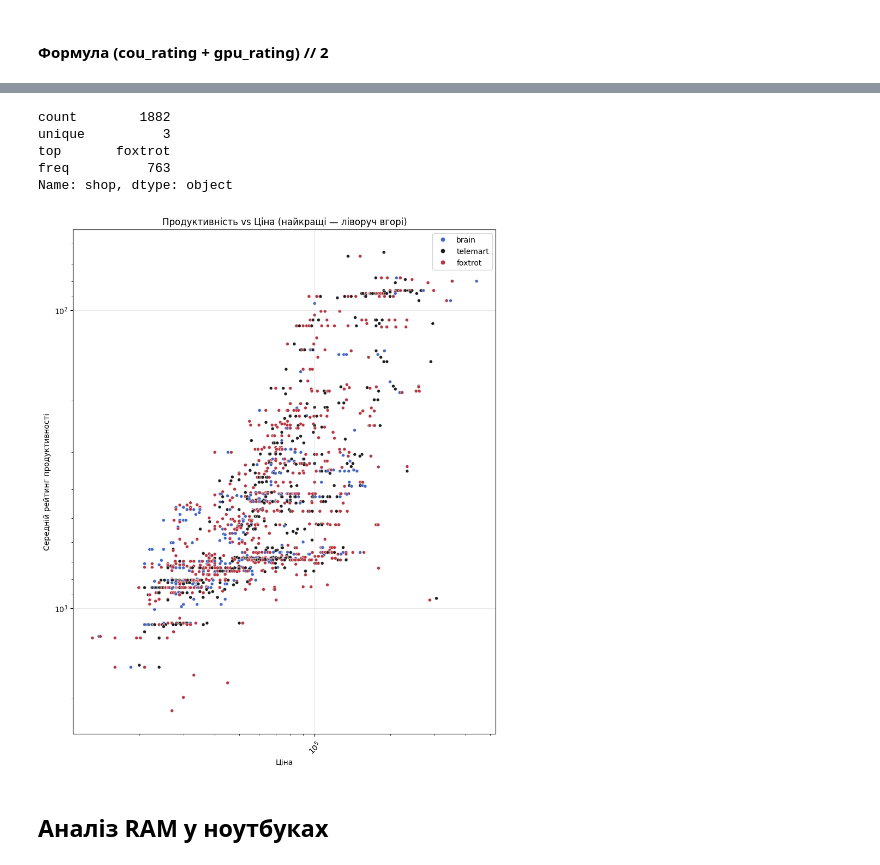
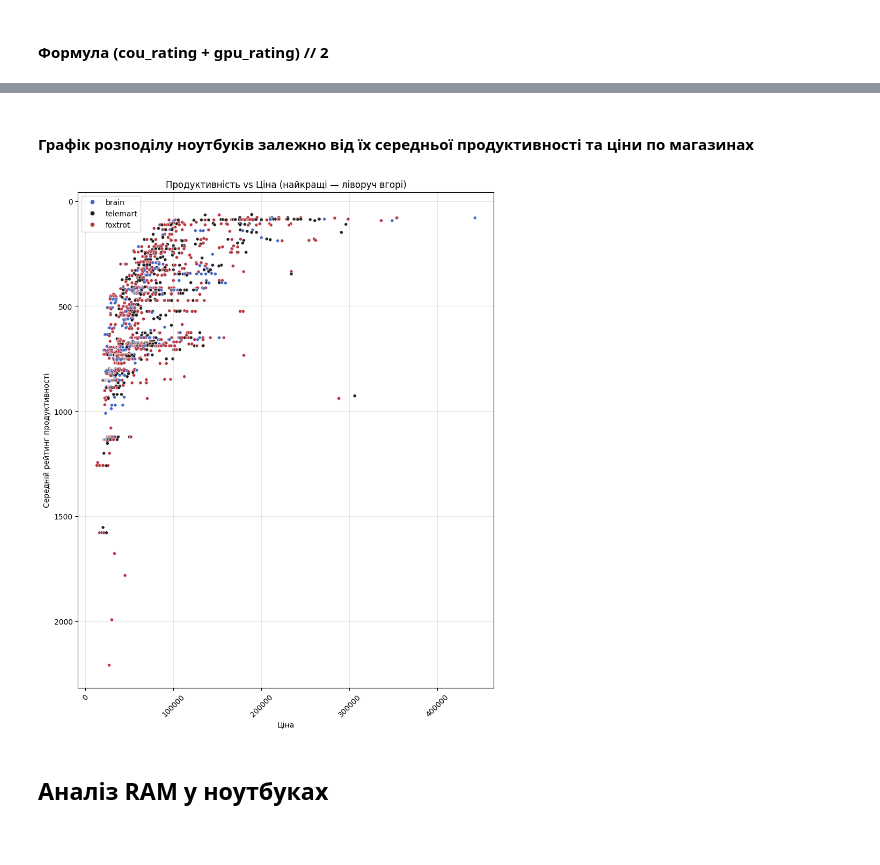
Before and after one commit to TopolyaNOT/laptop_analysis, a Jupyter notebook: test.ipynb, the cells around one changed output, grey strips where cells are left out. Cells and saved outputs as stored; diff of their text form; code cells hidden in the pictures; blank space fills up the shorter version.

```diff
--- a/test.ipynb
+++ b/test.ipynb
@@ -321,5 +315,21 @@ df = laptop_rating
 df[['cpu_rating', 'gpu_rating']] = df[['cpu_rating', 'gpu_rating']].fillna(0)
 # %% [markdown]
 #### Формула  (cou_rating + gpu_rating) // 2
+# %%
+def get_avg_perf_score(cpu_rating: int | None, gpu_rating: int | None) -> int | None:
+        # Перевірка чи є взагалі якийсь рейтинг
+        if cpu_rating is None and gpu_rating is None:
+            return
+
+        # Якщо є тільки GPU
+        if cpu_rating is None and gpu_rating is not None:
+            return int(gpu_rating) if gpu_rating else gpu_rating
+        # Якщо є тільки CPU
+        elif cpu_rating is not None and gpu_rating is None:
+            return int(cpu_rating) if cpu_rating else cpu_rating
+        # Якщо є CPU & GPU
+        else:
+             return (cpu_rating + gpu_rating) // 2  # type: ignore
 # %%
-df["avg_perf_score"] = (df['gpu_rating'] + df['cpu_rating']) // 2
+v_get_score = np.vectorize(get_avg_perf_score)
+df["avg_perf_score"] = v_get_score(df['cpu_rating'], df['gpu_rating'])
@@ -326,10 +338,11 @@ df["avg_perf_score"] = (df['gpu_rating'] + df['cpu_rating']) // 2
 # %%
 df = df.sort_values(by=['avg_perf_score', 'price'], ascending=True)
-df = df[(df['cpu_name'].notna())]
+df = df[(df['cpu_name'].notna())].reset_index(drop=True)
 sns.histplot(
     data=df,
     x='price',
     bins=50,
     color="#96DB15",
 )
+plt.show()
 # %% [output]
@@ -347,39 +355,29 @@ df[['cpu', 'cpu_name', "cpu_rating", 'gpu', 'gpu_name', 'gpu_rating', 'avg_perf_
-# %%
-df['shop'].describe()
-# %% [output]
-count        1882
-unique          3
-top       foxtrot
-freq          763
-Name: shop, dtype: object
+# %% [markdown]
+#### Графік розподілу ноутбуків залежно від їх середньої продуктивності та ціни по магазинах
 # %%
 plt.figure(figsize=(10, 12))
 ax = sns.scatterplot(
     data=df,
     x='price',
     y='avg_perf_score',
     hue='shop',
     size=1,
     palette='icefire'
 )
 plt.gca().invert_yaxis()
 
 plt.title('Продуктивність vs Ціна (найкращі — ліворуч вгорі)')
 plt.xlabel('Ціна')
 plt.ylabel('Середній рейтинг продуктивності')
 
-plt.xscale('log')
-plt.yscale('log')
-
-
 handles, labels = ax.get_legend_handles_labels()
 ax.legend(handles[:-1], labels[:-1])
 
 plt.grid(True, alpha=0.3)
 plt.xticks(rotation=45)
 plt.show()
 # %% [output]
-[figure, old version]
+[figure, new version]
 # %% [markdown]
 ## Аналіз RAM у ноутбуках
 # %%
```
Also changed, not shown: parts of 21 cells of this notebook, 1 other file.
